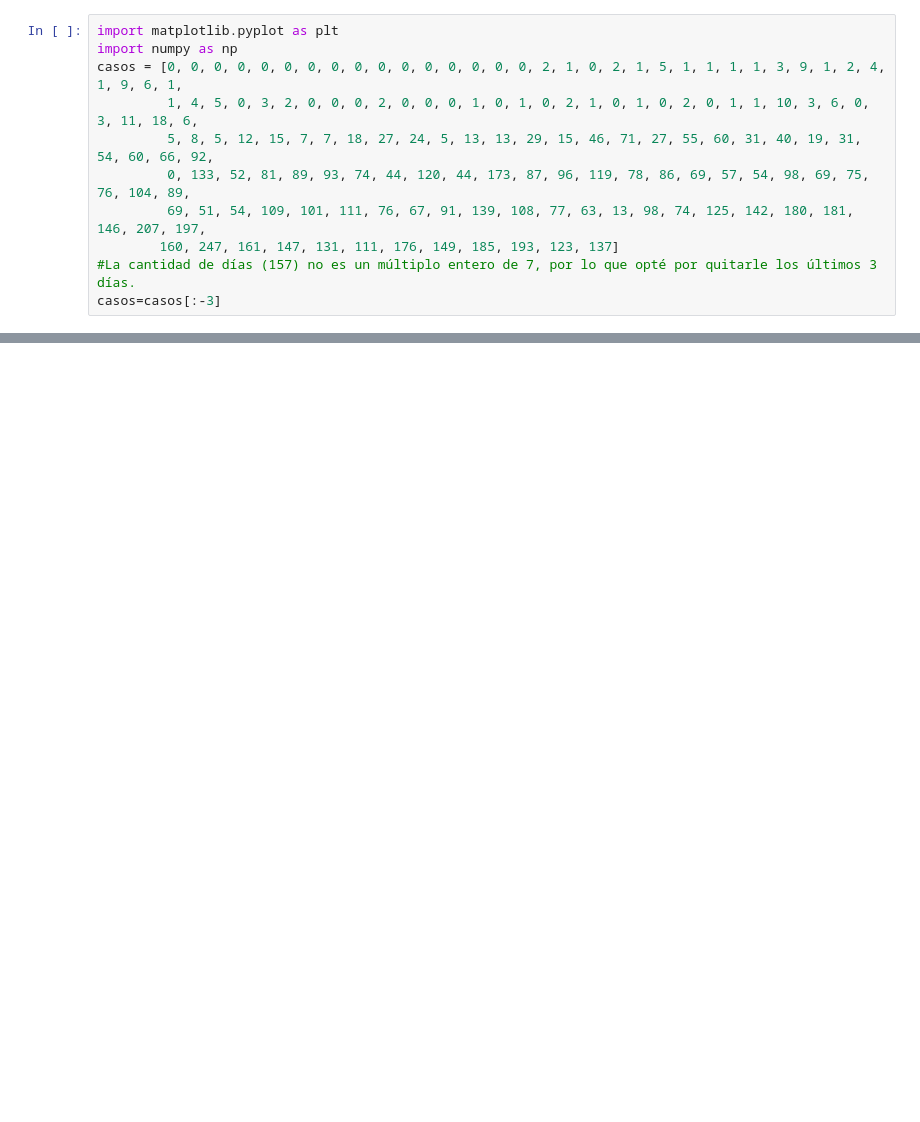
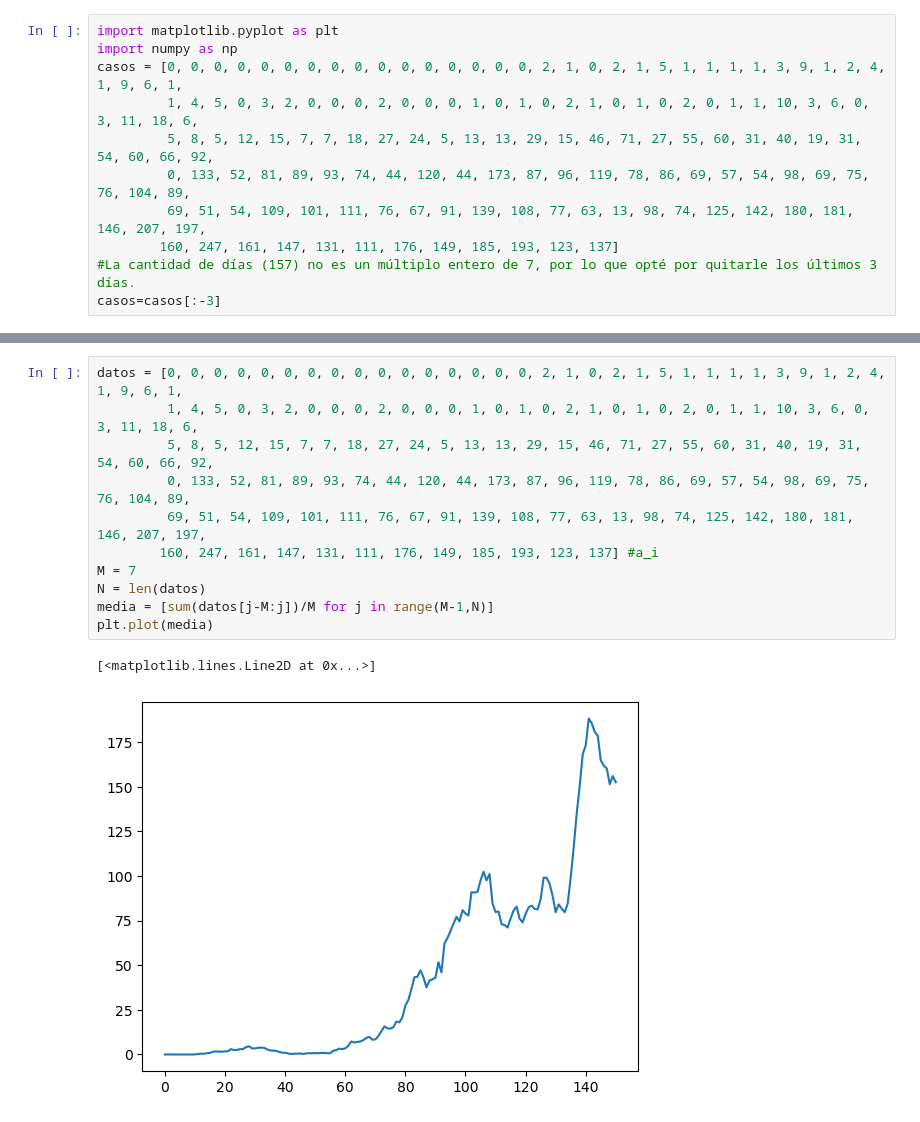
Before and after one commit to BenjaminSepulveda/Tareas_Benjamin, a Jupyter notebook: Benjamin_Rut_20_293_535_4__Tarea_3.ipynb, the cells around one changed output, grey strips where cells are left out. Saved outputs shown, nothing was run; the diff lists cells and outputs as text; blank space fills up the shorter version.

```diff
--- a/Benjamin_Rut_20_293_535_4__Tarea_3.ipynb
+++ b/Benjamin_Rut_20_293_535_4__Tarea_3.ipynb
@@ -32,0 +44,14 @@ plt.show()
+# %%
+datos = [0, 0, 0, 0, 0, 0, 0, 0, 0, 0, 0, 0, 0, 0, 0, 0, 2, 1, 0, 2, 1, 5, 1, 1, 1, 1, 3, 9, 1, 2, 4, 1, 9, 6, 1,
+         1, 4, 5, 0, 3, 2, 0, 0, 0, 2, 0, 0, 0, 1, 0, 1, 0, 2, 1, 0, 1, 0, 2, 0, 1, 1, 10, 3, 6, 0, 3, 11, 18, 6,
+         5, 8, 5, 12, 15, 7, 7, 18, 27, 24, 5, 13, 13, 29, 15, 46, 71, 27, 55, 60, 31, 40, 19, 31, 54, 60, 66, 92,
+         0, 133, 52, 81, 89, 93, 74, 44, 120, 44, 173, 87, 96, 119, 78, 86, 69, 57, 54, 98, 69, 75, 76, 104, 89,
+         69, 51, 54, 109, 101, 111, 76, 67, 91, 139, 108, 77, 63, 13, 98, 74, 125, 142, 180, 181, 146, 207, 197,
+        160, 247, 161, 147, 131, 111, 176, 149, 185, 193, 123, 137] #a_i
+M = 7
+N = len(datos)
+media = [sum(datos[j-M:j])/M for j in range(M-1,N)]
+plt.plot(media)
+# %% [output]
+[<matplotlib.lines.Line2D at 0x...>]
+[figure, added]
```
Also changed, not shown: parts of 2 cells of this notebook.
